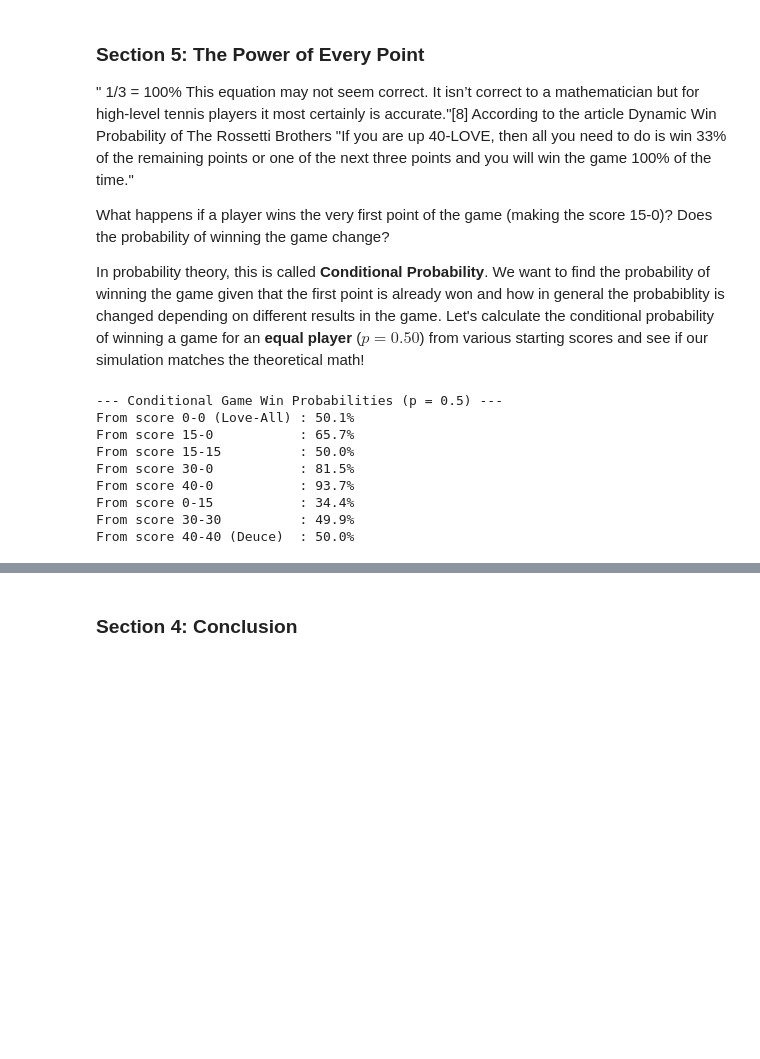
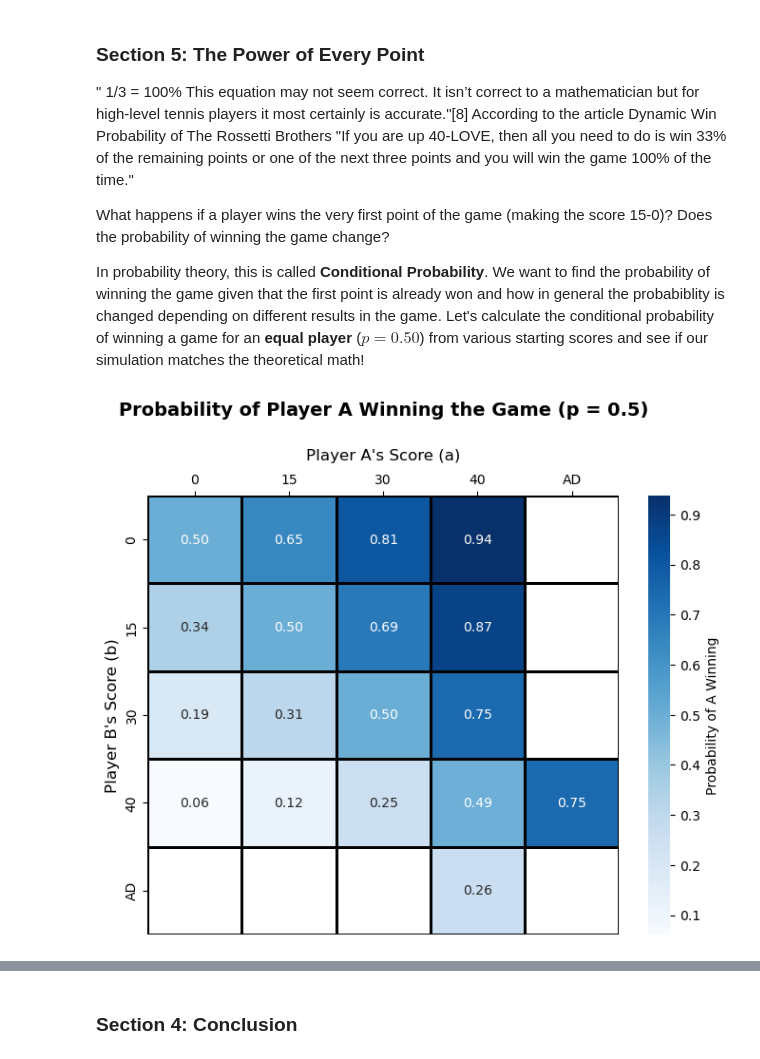
Before and after one commit to kirill2ll/Math, a Jupyter notebook: Exam/Game-Set-Math.ipynb, the cells around one changed output, grey strips where cells are left out. Drawn from its saved outputs; the diff is of its cells as text; code cells hidden in the pictures; blank space fills up the shorter version.

Commit message:
Add Probability table to win a game

```diff
--- a/Exam/Game-Set-Math.ipynb
+++ b/Exam/Game-Set-Math.ipynb
@@ -215,53 +217,66 @@ Let's calculate the conditional probability of winning a game for an **equal pla
 # %%
 def simulate_game_from_score(p, start_score_a, start_score_b):
     """
     Simulates a game starting from a specific point score.
     Note: In this internal logic, scores are represented as points (0, 1, 2, 3)
     rather than tennis terms (0, 15, 30, 40).
     """
     score_a = start_score_a
     score_b = start_score_b
 
     while not (score_a >= 4 and score_a - score_b >= 2) and \
           not (score_b >= 4 and score_b - score_a >= 2):
 
         if random.random() < p:
             score_a += 1
         else:
             score_b += 1
 
     return score_a > score_b
 
-def get_conditional_win_rate(p, start_a, start_b, trials=100000):
+def get_conditional_win_rate(p, start_a, start_b, trials=10000):
     games_won = sum(simulate_game_from_score(p, start_a, start_b) for _ in range(trials))
     return games_won / trials
 
 # We will test an EQUAL player (p = 0.50) from different starting scenarios
 p_equal = 0.50
 
-# Defining scenarios: (A's points, B's points, "Tennis Score String")
-scenarios = [
-    (0, 0, "0-0 (Love-All)"),
-    (1, 0, "15-0"),
-    (1, 1, "15-15"),
-    (2, 0, "30-0"),
-    (3, 0, "40-0"),
-    (0, 1, "0-15"),
-    (2, 2, "30-30"),
-    (3, 3, "40-40 (Deuce)")
-]
+# Mapping of tennis scores to our internal point system
+points_map = {'0': 0, '15': 1, '30': 2, '40': 3, 'AD': 4}
+score_labels = ['0', '15', '30', '40', 'AD']
 
-print(f"--- Conditional Game Win Probabilities (p = {p_equal}) ---")
-for points_a, points_b, score_str in scenarios:
-    win_rate = get_conditional_win_rate(p_equal, points_a, points_b)
-    print(f"From score {score_str:<15}: {win_rate*100:.1f}%")
+# Initialize an empty DataFrame (Table)
+prob_matrix = pd.DataFrame(index=score_labels, columns=score_labels, dtype=float)
+
+p_equal = 0.50 # Testing for two equal players
+
+# Fill the matrix with simulated probabilities
+for b_label in score_labels:
+    for a_label in score_labels:
+        a_pts = points_map[a_label]
+        b_pts = points_map[b_label]
+
+        # Filter out impossible tennis scores (e.g., you can't have 15-AD or AD-AD)
+        if (a_pts == 4 and b_pts < 3) or (b_pts == 4 and a_pts < 3) or (a_pts == 4 and b_pts == 4):
+            prob_matrix.loc[b_label, a_label] = np.nan
+        else:
+            # Simulate the win rate from this exact score
+            win_rate = get_conditional_win_rate(p_equal, a_pts, b_pts, trials=5000)
+            prob_matrix.loc[b_label, a_label] = win_rate
+
+# Draw the Heatmap Table
+plt.figure(figsize=(8, 6))
+ax = sns.heatmap(prob_matrix, annot=True, fmt=".2f", cmap="Blues",
+            cbar_kws={'label': 'Probability of A Winning'},
+            mask=prob_matrix.isnull(), linewidths=1, linecolor='black')
+
+# Move the X-axis labels and ticks to the top
+ax.xaxis.set_ticks_position('top')
+ax.xaxis.set_label_position('top')
+
+plt.title(f"Probability of Player A Winning the Game (p = {p_equal})", fontsize=14, fontweight='bold', pad=25)
+plt.xlabel("Player A's Score (a)", fontsize=12, labelpad=10)
+plt.ylabel("Player B's Score (b)", fontsize=12)
+plt.show()
 # %% [output]
---- Conditional Game Win Probabilities (p = 0.5) ---
-From score 0-0 (Love-All) : 50.1%
-From score 15-0           : 65.7%
-From score 15-15          : 50.0%
-From score 30-0           : 81.5%
-From score 40-0           : 93.7%
-From score 0-15           : 34.4%
-From score 30-30          : 49.9%
-From score 40-40 (Deuce)  : 50.0%
+[figure, added]
```
Also changed, not shown: parts of 2 cells of this notebook.
